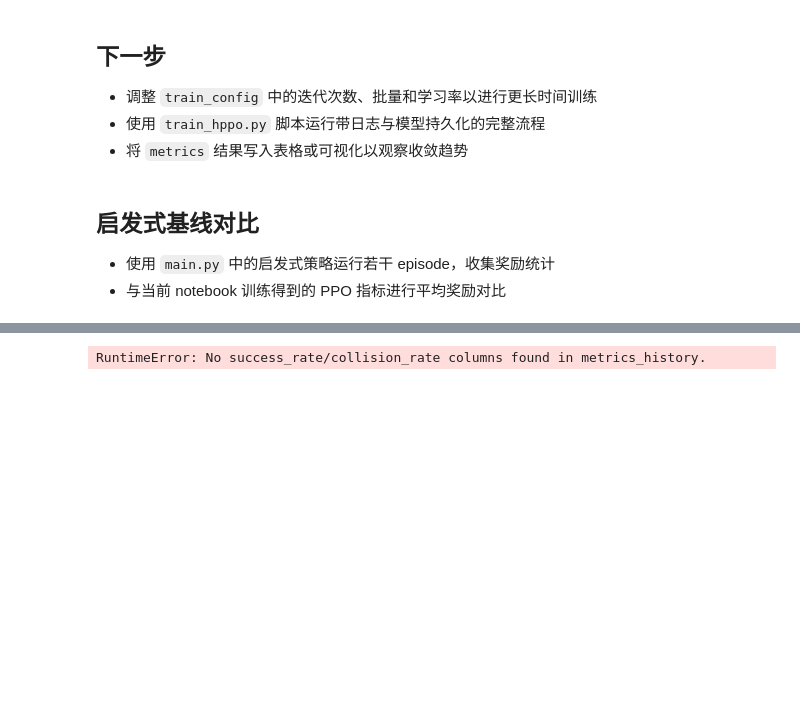
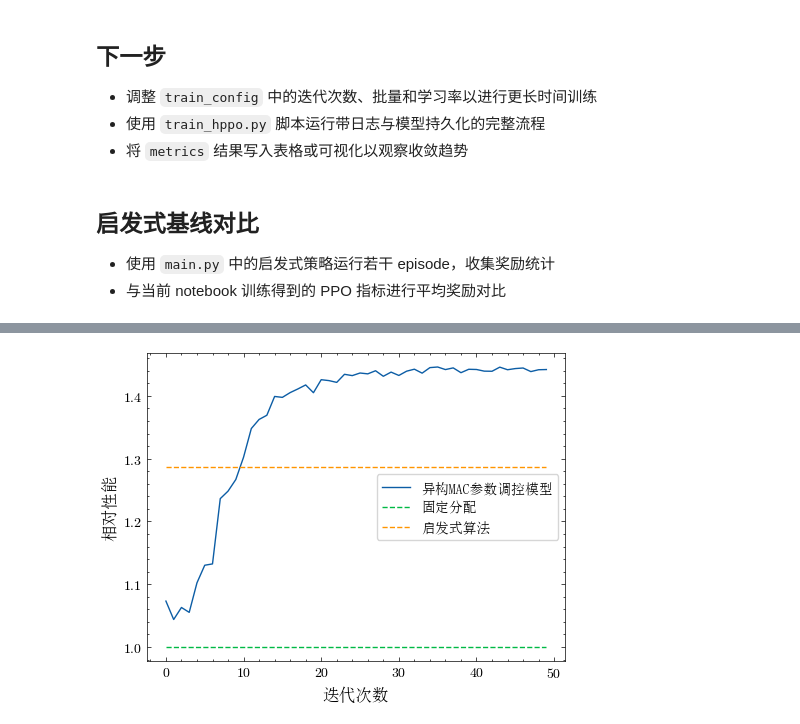
Before and after one commit to AnnLIU15/hppo-mac, a Jupyter notebook: main.ipynb, the cells around one changed output, grey strips where cells are left out. Cells and saved outputs as stored; diff of their text form; code cells hidden in the pictures; blank space fills up the shorter version.

```diff
--- a/main.ipynb
+++ b/main.ipynb
@@ -378,44 +401,38 @@ comparison_df
 # %%
 import matplotlib.pyplot as plt
+import matplotlib.font_manager as font_manager
 import pandas as pd
+import scienceplots
+plt.style.use(['science', 'no-latex'])
+font_path = r'C:/Windows/Fonts/simsun.ttc'
 
+my_font = font_manager.FontProperties(fname=font_path)
+plt.rcParams['axes.unicode_minus'] = False  # 解决负号 '-' 显示为方块的问题
 if not metrics_history:
     raise RuntimeError("metrics_history is empty; run the training cell first.")
-
+# 0	Heuristic baseline
+# 0	Heuristic baseline
 df = pd.DataFrame(metrics_history)
-plot_columns = [col for col in ("succ_rate", "coll_rate") if col in df]
-request_columns = [col for col in ("r_cbra", "r_pbra") if col in df]
+plot_columns = [col for col in ("reward",) if col in df]
+# request_columns = [col for col in ("r_cbra", "r_pbra") if col in df]
 if not plot_columns:
     raise RuntimeError("No success_rate/collision_rate columns found in metrics_history.")
 
-fig, ax1 = plt.subplots(figsize=(10, 5))
+fig, ax1 = plt.subplots(figsize=(5.4, 4))
 for column in plot_columns:
-    ax1.plot(df["iteration"], df[column], label=column)
-ax1.set_xlabel("Iteration")
-ax1.set_ylabel("Rate")
-ax1.set_title("Training Success/Collision Rates with Request Load")
+    ax1.plot(df["iteration"], df[column]/0.052251603646547705, label="异构MAC参数调控模型")
+ax1.plot(df["iteration"], 0.052251603646547705 * np.ones_like(df["iteration"])/0.052251603646547705, '--', label='固定分配')
+ax1.plot(df["iteration"], 0.06723737327049471 * np.ones_like(df["iteration"])/0.052251603646547705, '--', label='启发式算法')
+
+df["iteration"].shape
+ax1.set_xlabel("迭代次数", fontproperties=my_font, fontsize=12) # 建议字号稍微大一点，宋体较细
+ax1.set_ylabel("相对性能", fontproperties=my_font, fontsize=12)
+# ax1.set_title("Training Success/Collision Rates with Request Load")
 ax1.grid(True)
 
-ax2 = None
-if request_columns:
-    ax2 = ax1.twinx()
-    for column in request_columns:
-        ax2.plot(
-            df["iteration"],
-            df[column],
-            linestyle="--",
-            label=f"{column} (req)",
-            alpha=0.7,
-        )
-    ax2.set_ylabel("Requests per step")
-
 handles1, labels1 = ax1.get_legend_handles_labels()
-handles2, labels2 = (ax2.get_legend_handles_labels() if ax2 else ([], []))
-ax1.legend(handles1 + handles2, labels1 + labels2, loc="best")
-
-plt.show()
-
-columns_to_show = ["iteration", *plot_columns, *request_columns]
-df[columns_to_show].tail()
+ax1.legend(handles1, labels1, prop=my_font, loc='best',frameon=True)
+plt.grid(False)
+plt.savefig("ppo_training_result.svg", bbox_inches='tight')
 # %% [output]
-RuntimeError: No success_rate/collision_rate columns found in metrics_history.
+[figure, added]
```
Also changed, not shown: parts of 5 cells of this notebook, 15 other files.
